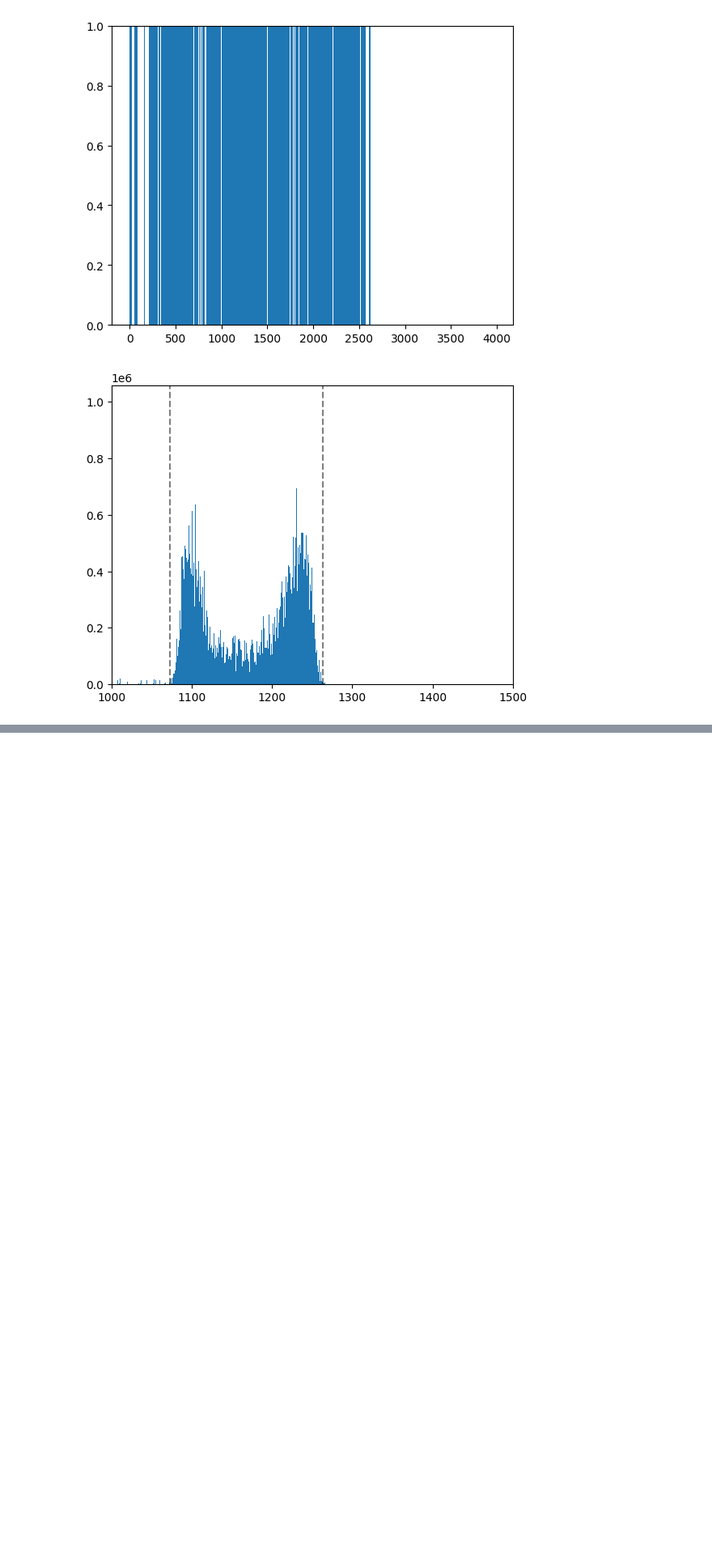
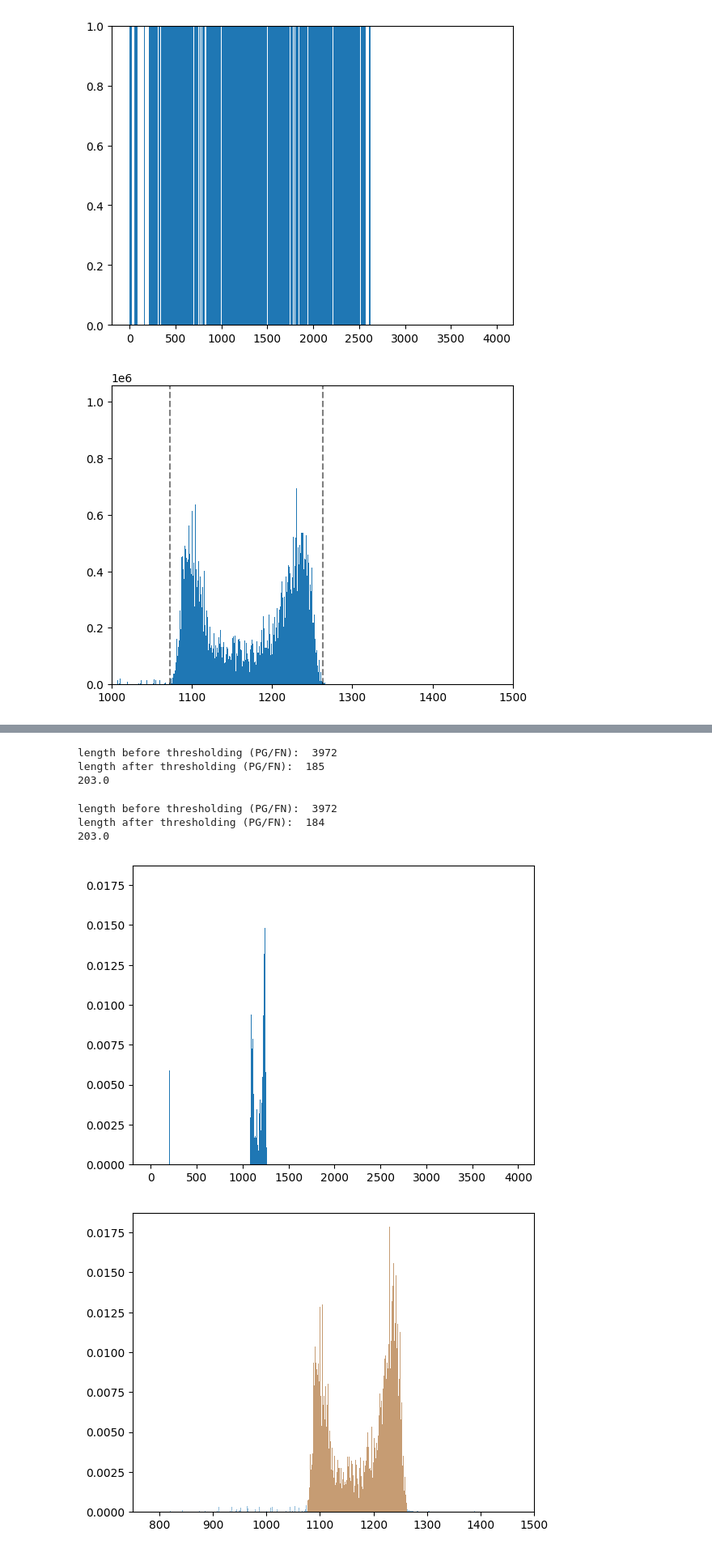
Before and after one commit to Bioproton/MedicalPhysicsScripts, a Jupyter notebook: NOVO/Spectroscopy/Data/test_data_loading.ipynb, the cells around one changed output, grey strips where cells are left out. Shown at 81% size. Cells and saved outputs as stored; diff of their text form; code cells hidden in the pictures; blank space fills up the shorter version.

```diff
--- a/NOVO/Spectroscopy/Data/test_data_loading.ipynb
+++ b/NOVO/Spectroscopy/Data/test_data_loading.ipynb
@@ -395,0 +448,62 @@ plt.show()
+# %%
+
+
+thres = 0.03 * max(counts)
+validated_bins = []
+validated_bins_counts = []
+
+for i in range(len(counts)):
+    count = counts[i]
+    bin = bin_edges[i]
+
+
+    if count > thres:
+        validated_bins.append(bin)
+        validated_bins_counts.append(count)
+    else:
+        validated_bins_counts.append(0.0)
+
+
+print("length before thresholding (PG/FN): ", len(counts))
+print("length after thresholding (PG/FN): ", len(validated_bins))
+print(min(validated_bins))
+# %% [output]
+length before thresholding (PG/FN):  3972
+length after thresholding (PG/FN):  185
+203.0
+# %%
+thres = 0.03 * max(counts_protons)
+validated_bins_protons = []
+validated_bins_counts_protons = []
+
+for i in range(len(counts_protons)):
+    count = counts_protons[i]
+    bin = bin_edges_protons[i]
+
+
+    if count > thres:
+        validated_bins_protons.append(bin)
+        validated_bins_counts_protons.append(count)
+    else:
+        validated_bins_counts_protons.append(0.0)
+
+
+print("length before thresholding (PG/FN): ", len(counts_protons))
+print("length after thresholding (PG/FN): ", len(validated_bins_protons))
+print(min(validated_bins_protons))
+# %% [output]
+length before thresholding (PG/FN):  3972
+length after thresholding (PG/FN):  184
+203.0
+# %%
+plt.figure()
+plt.bar(bin_edges[:-1], validated_bins_counts, width = np.diff(bin_edges), align='edge')
+plt.show()
+plt.figure()
+plt.bar(bin_edges[:-1], counts, width = np.diff(bin_edges), align='edge', label = "original", alpha = 0.5)
+plt.bar(bin_edges[:-1], validated_bins_counts, width = np.diff(bin_edges), align='edge', label = "thresholded", alpha = 0.5)
+plt.xlim(750, 1500)
+plt.show()
+# %% [output]
+[figure, added]
+[figure, added]
```
Also changed, not shown: parts of 13 cells of this notebook.
